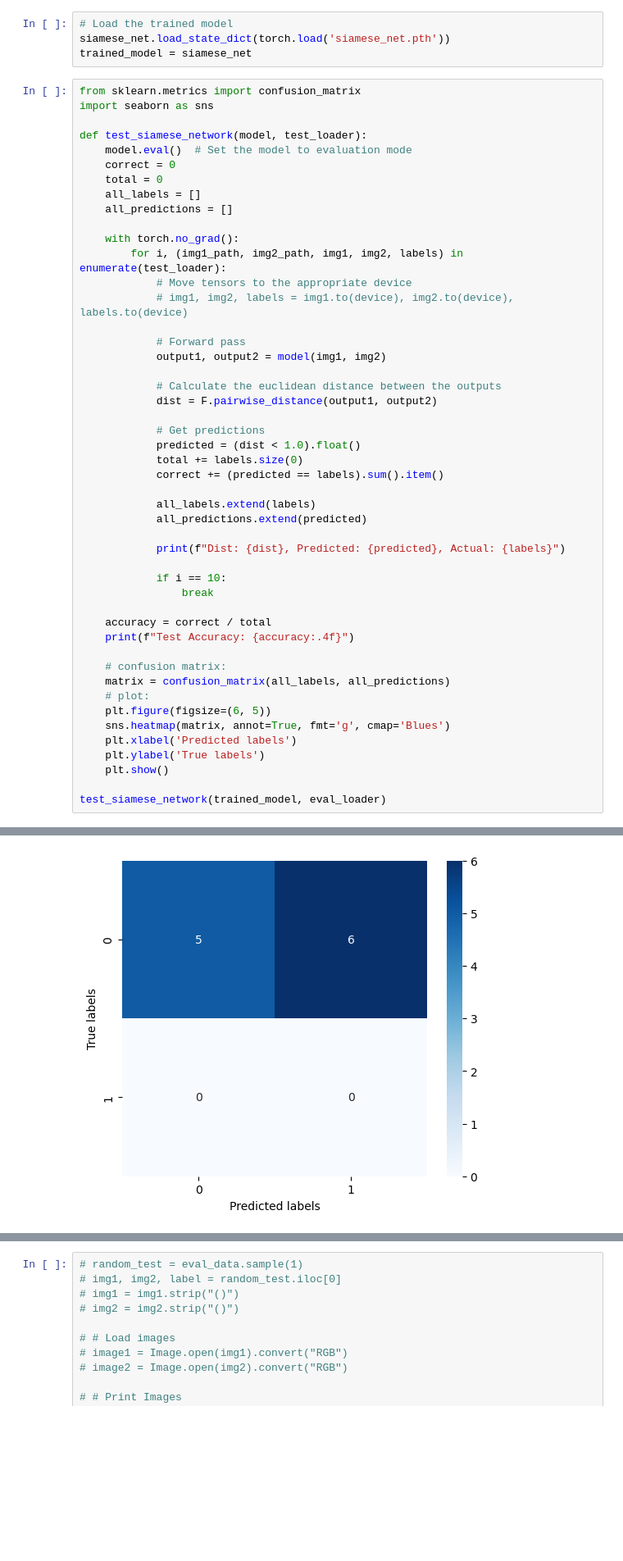
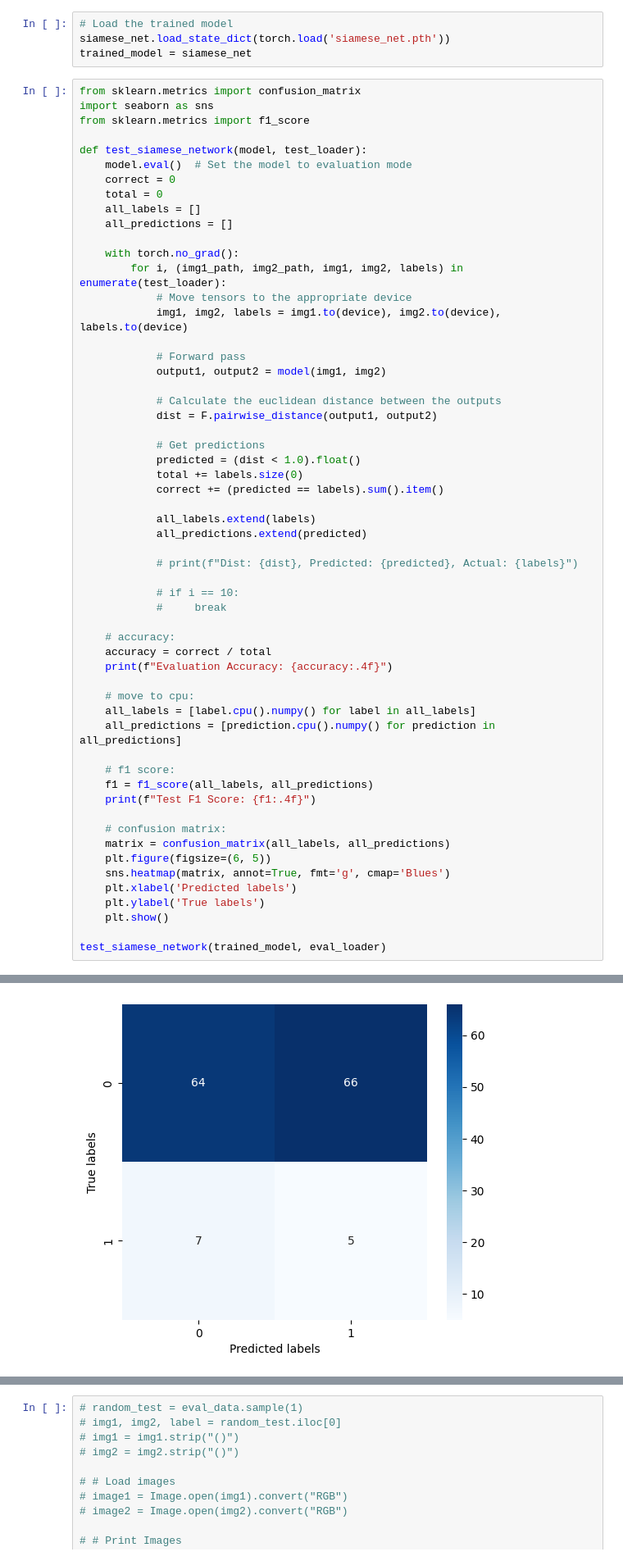
Before and after one commit to NaomiDerel/Image_Search, a Jupyter notebook: siamese_network.ipynb, the cells around one changed output, grey strips where cells are left out. Shown: that part at 82% size. Drawn from its saved outputs; the diff is of its cells as text; blank space fills up the shorter version.

Commit message:
evaluation of first run on corrected model

```diff
--- a/siamese_network.ipynb
+++ b/siamese_network.ipynb
@@ -452,6 +467,7 @@ trained_model = siamese_net
 # %%
 from sklearn.metrics import confusion_matrix
 import seaborn as sns
+from sklearn.metrics import f1_score
 
 def test_siamese_network(model, test_loader):
     model.eval()  # Set the model to evaluation mode
@@ -463,7 +479,7 @@ def test_siamese_network(model, test_loader):
     with torch.no_grad():
         for i, (img1_path, img2_path, img1, img2, labels) in enumerate(test_loader):
             # Move tensors to the appropriate device
-            # img1, img2, labels = img1.to(device), img2.to(device), labels.to(device)
+            img1, img2, labels = img1.to(device), img2.to(device), labels.to(device)
 
             # Forward pass
             output1, output2 = model(img1, img2)
@@ -479,17 +495,25 @@ def test_siamese_network(model, test_loader):
             all_labels.extend(labels)
             all_predictions.extend(predicted)
 
-            print(f"Dist: {dist}, Predicted: {predicted}, Actual: {labels}")
+            # print(f"Dist: {dist}, Predicted: {predicted}, Actual: {labels}")
 
-            if i == 10:
-                break
+            # if i == 10:
+            #     break
 
+    # accuracy:
     accuracy = correct / total
-    print(f"Test Accuracy: {accuracy:.4f}")
+    print(f"Evaluation Accuracy: {accuracy:.4f}")
+
+    # move to cpu:
+    all_labels = [label.cpu().numpy() for label in all_labels]
+    all_predictions = [prediction.cpu().numpy() for prediction in all_predictions]
+
+    # f1 score:
+    f1 = f1_score(all_labels, all_predictions)
+    print(f"Test F1 Score: {f1:.4f}")
 
     # confusion matrix:
     matrix = confusion_matrix(all_labels, all_predictions)
-    # plot:
     plt.figure(figsize=(6, 5))
     sns.heatmap(matrix, annot=True, fmt='g', cmap='Blues')
     plt.xlabel('Predicted labels')
@@ -513 +527 @@ Test Accuracy: 0.4545
-[figure, old version]
+[figure, new version]
```
Also changed, not shown: parts of 7 cells of this notebook, 2 other files.
